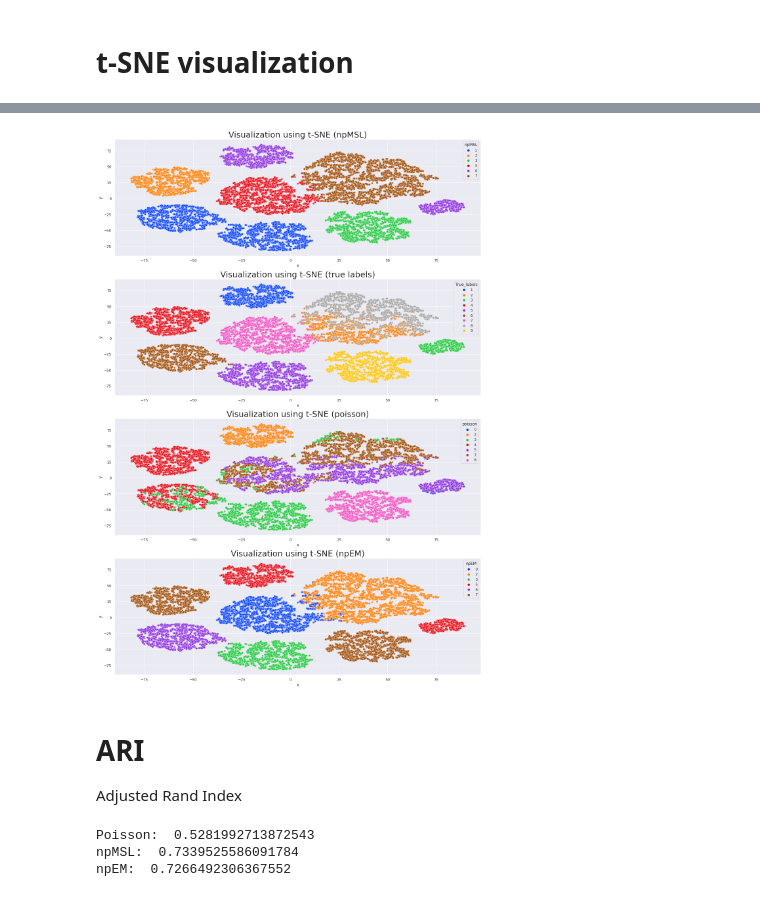
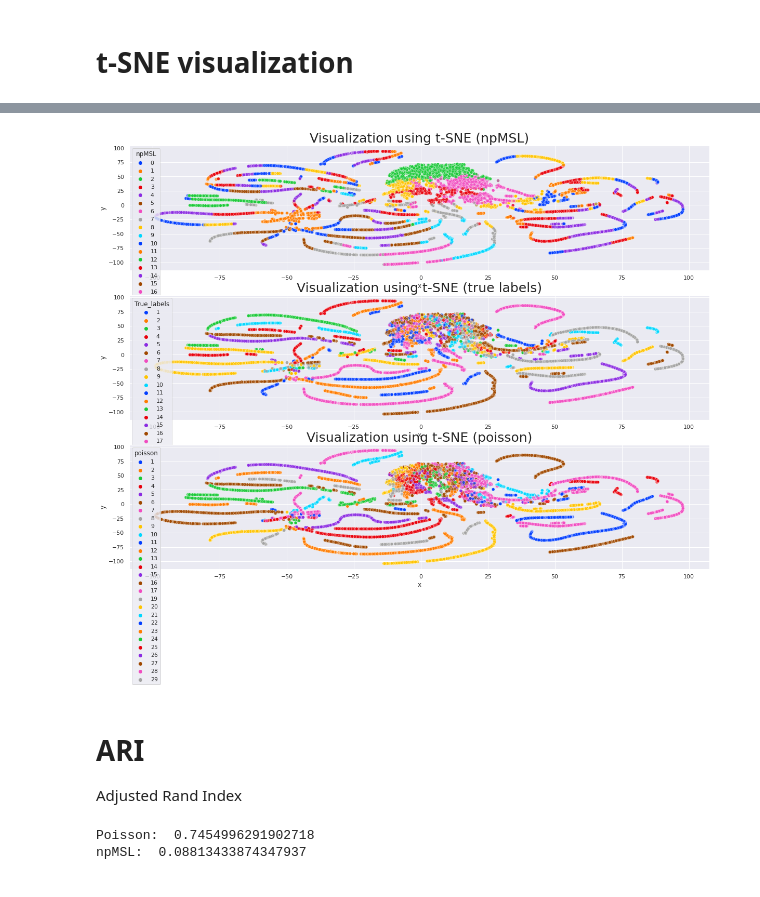
Before and after one commit to Matematikoi/urepc, a Jupyter notebook: urepc_code/poisson_modeling/compare_results_sim_data.ipynb, the cells around one changed output, grey strips where cells are left out. Drawn from its saved outputs; the diff is of its cells as text; code cells hidden in the pictures.

Commit message:
adds report on poisson sim data

```diff
--- a/urepc_code/poisson_modeling/compare_results_sim_data.ipynb
+++ b/urepc_code/poisson_modeling/compare_results_sim_data.ipynb
@@ -80,8 +80,11 @@ fig.set_size_inches(11.7, 8.27)
 # %% [markdown]
 # Plotting the results
 # %%
-data_points = pd.read_csv('./data/simulated_data_points.csv', index_col=0)
-labels = pd.read_csv('./data/simulated_data_labels.csv', index_col=0)
-poisson_posteriors = pd.read_csv('./results/sim_data_poisson_cluster_posteriors.csv', index_col=0)
-npEM_posteriors = pd.read_csv('./results/sim_data_npEM_cluster_posteriors.csv', index_col=0)
-npMSL_posteriors = pd.read_csv('./results/sim_data_npMSL_cluster_posteriors.csv', index_col=0)
+data_points = pd.read_csv('./results/sim_data_1.csv', index_col=0)
+labels = pd.read_csv('./results/fly_data_labels.csv', index_col=0)
+poisson_posteriors = pd.read_csv('./results/sim_data_poisson_clustering_29.csv', index_col=0)
+npMSL_posteriors = pd.read_csv('./results/npMSL_sim_data_posteriors.csv', index_col=0)
+mask = np.max(data_points.values, axis = 1) > 0
+#poisson_posteriors = pd.read_csv('./results/sim_data_poisson_cluster_posteriors.csv', index_col=0)
+#npEM_posteriors = pd.read_csv('./results/sim_data_npEM_cluster_posteriors.csv', index_col=0)
+#npMSL_posteriors = pd.read_csv('./results/sim_data_npMSL_cluster_posteriors.csv', index_col=0)
@@ -105,6 +109,6 @@ No handles with labels found to put in legend.
 # t-SNE visualization
 # %%
 %%time
-X = data_points.values
+X = data_points[mask].values
 X_embedded = TSNE(n_components=2).fit_transform(X)
 # %% [output]
@@ -113,28 +117,23 @@ Wall time: 48.2 s
 # %%
 df = pd.DataFrame({
     'x':X_embedded[:,0],
     'y':X_embedded[:,1],
-    'npMSL':np.argmax(npMSL_posteriors.values, axis = 1),
-    'True_labels':labels.x.values,
-    'poisson': np.argmax(poisson_posteriors.values, axis = 1),
-    'npEM':np.argmax(npEM_posteriors.values, axis = 1)
+    'npMSL':np.argmax(npMSL_posteriors[mask].values, axis = 1),
+    'True_labels':labels[mask].x.values,
+    'poisson': poisson_posteriors.x.values,
 })
-fig, axs = plt.subplots(nrows=4)
+fig, axs = plt.subplots(nrows=3)
 g = sns.scatterplot(data=df ,x='x',y='y' ,hue="npMSL",alpha = 0.7,palette='bright',ax=axs[0]);
 g.figure.set_size_inches(20,15);
 g.set_title("Visualization using t-SNE (npMSL)",fontsize=25);
 g = sns.scatterplot(data=df ,x='x',y='y' ,hue="True_labels",alpha = 0.7,palette='bright',ax=axs[1]);
 g.figure.set_size_inches(20,15);
 g.set_title("Visualization using t-SNE (true labels)",fontsize=25);
 g = sns.scatterplot(data=df ,x='x',y='y' ,hue="poisson",alpha = 0.7,palette='bright',ax=axs[2]);
 g.figure.set_size_inches(20,15);
 g.set_title("Visualization using t-SNE (poisson)",fontsize=25);
-g = sns.scatterplot(data=df ,x='x',y='y' ,hue="npEM",alpha = 0.7,palette='bright',ax=axs[3]);
-g.figure.set_size_inches(20,15);
-g.set_title("Visualization using t-SNE (npEM)",fontsize=25);
-fig.set_size_inches(20, 30)
 # %% [output]
-[figure, old version]
+[figure, new version]
 # %% [markdown]
 # ARI
 Adjusted Rand Index
@@ -143,8 +142,6 @@ from sklearn.metrics.cluster import adjusted_rand_score
 # %%
 print("Poisson: ", adjusted_rand_score(df.True_labels, df.poisson))
 print("npMSL: ", adjusted_rand_score(df.True_labels, df.npMSL))
-print("npEM: ", adjusted_rand_score(df.True_labels, df.npEM))
 # %% [output]
-Poisson:  0.5281992713872543
-npMSL:  0.7339525586091784
-npEM:  0.7266492306367552
+Poisson:  0.7454996291902718
+npMSL:  0.08813433874347937
```
Also changed, not shown: parts of 4 cells of this notebook, 8 other files.
